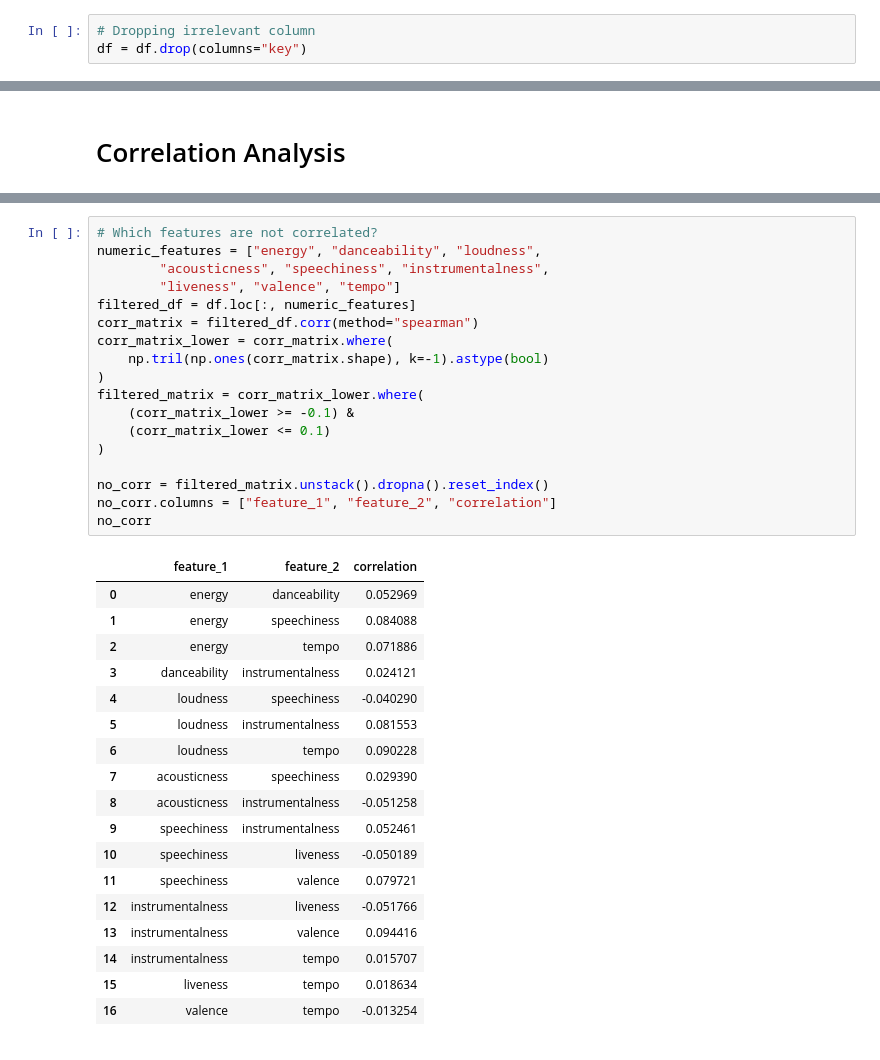
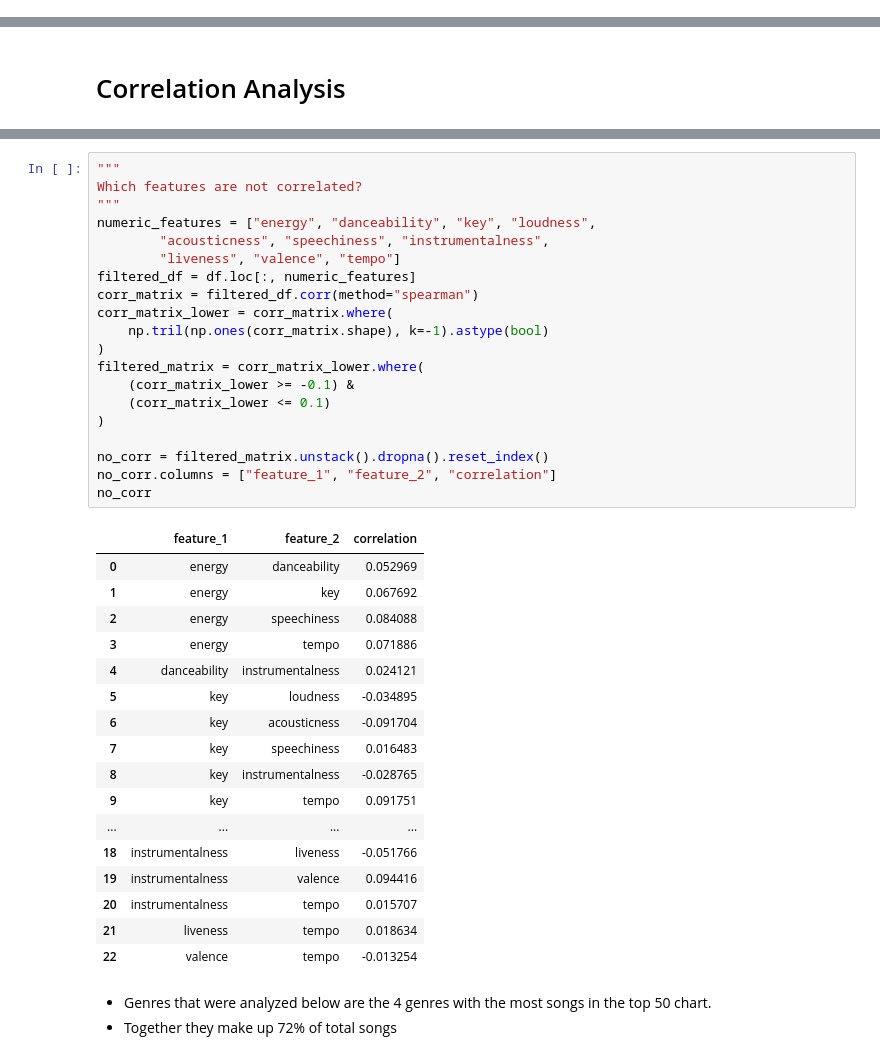
Before and after one commit to DDatkunas/DominykasTuringCodes, a Jupyter notebook: spotify.ipynb, the cells around one changed output, grey strips where cells are left out. Saved outputs shown, nothing was run; the diff lists cells and outputs as text.

```diff
--- a/spotify.ipynb
+++ b/spotify.ipynb
@@ -56,7 +83,4 @@ df.describe()
 | max | 0.855000 | 0.935000 | 11.000000 | -3.280000 | 0.934000 | 0.487000 | 0.657000 | 0.792000 | ... |
 # %% [markdown]
 # Data Cleaning
-# %%
-# Dropping irrelevant column
-df = df.drop(columns="key")
 # %%
@@ -547,40 +588,46 @@ strong_negative_corr
 |  | feature_1 | feature_2 | correlation |
 | 0 | energy | acousticness | -0.655446 |
 # %%
-# Which features are not correlated?
-numeric_features = ["energy", "danceability", "loudness",
+"""
+Which features are not correlated?
+"""
+numeric_features = ["energy", "danceability", "key", "loudness",
         "acousticness", "speechiness", "instrumentalness",
         "liveness", "valence", "tempo"]
 filtered_df = df.loc[:, numeric_features]
 corr_matrix = filtered_df.corr(method="spearman")
 corr_matrix_lower = corr_matrix.where(
     np.tril(np.ones(corr_matrix.shape), k=-1).astype(bool)
 )
 filtered_matrix = corr_matrix_lower.where(
     (corr_matrix_lower >= -0.1) &
     (corr_matrix_lower <= 0.1)
 )
 
 no_corr = filtered_matrix.unstack().dropna().reset_index()
 no_corr.columns = ["feature_1", "feature_2", "correlation"]
 no_corr
 # %% [output]
 |  | feature_1 | feature_2 | correlation |
 | 0 | energy | danceability | 0.052969 |
-| 1 | energy | speechiness | 0.084088 |
-| 2 | energy | tempo | 0.071886 |
-| 3 | danceability | instrumentalness | 0.024121 |
-| 4 | loudness | speechiness | -0.040290 |
-| 5 | loudness | instrumentalness | 0.081553 |
-| 6 | loudness | tempo | 0.090228 |
-| 7 | acousticness | speechiness | 0.029390 |
-| 8 | acousticness | instrumentalness | -0.051258 |
-| 9 | speechiness | instrumentalness | 0.052461 |
-| 10 | speechiness | liveness | -0.050189 |
-| 11 | speechiness | valence | 0.079721 |
-| 12 | instrumentalness | liveness | -0.051766 |
-| 13 | instrumentalness | valence | 0.094416 |
-| 14 | instrumentalness | tempo | 0.015707 |
-| 15 | liveness | tempo | 0.018634 |
-| 16 | valence | tempo | -0.013254 |
+| 1 | energy | key | 0.067692 |
+| 2 | energy | speechiness | 0.084088 |
+| 3 | energy | tempo | 0.071886 |
+| 4 | danceability | instrumentalness | 0.024121 |
+| 5 | key | loudness | -0.034895 |
+| 6 | key | acousticness | -0.091704 |
+| 7 | key | speechiness | 0.016483 |
+| 8 | key | instrumentalness | -0.028765 |
+| 9 | key | tempo | 0.091751 |
+| ... | ... | ... | ... |
+| 18 | instrumentalness | liveness | -0.051766 |
+| 19 | instrumentalness | valence | 0.094416 |
+| 20 | instrumentalness | tempo | 0.015707 |
+| 21 | liveness | tempo | 0.018634 |
+| 22 | valence | tempo | -0.013254 |
+# %% [markdown]
+
+
+*   Genres that were analyzed below are the 4 genres with the most songs in the top 50 chart.
+*   Together they make up 72% of total songs
 # %%
```
Also changed, not shown: parts of 43 cells of this notebook.
